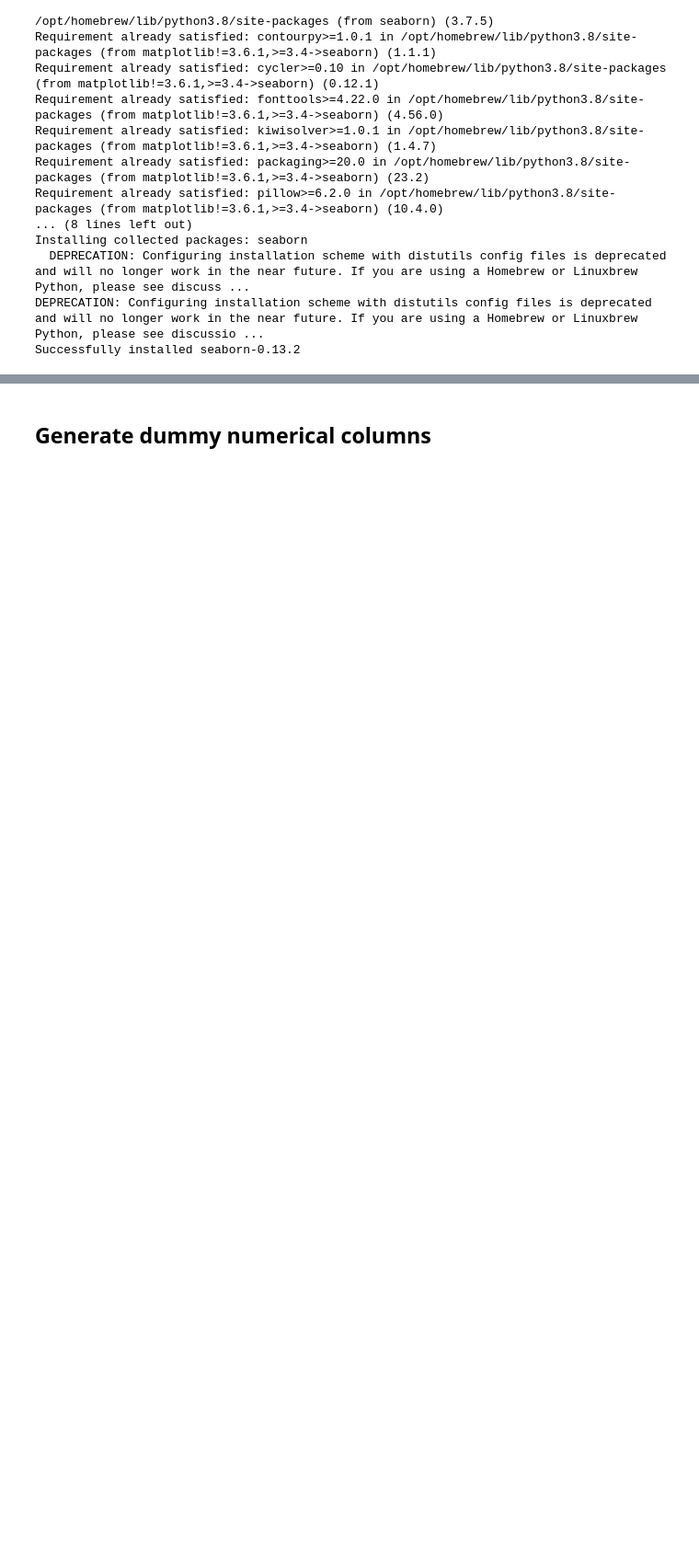
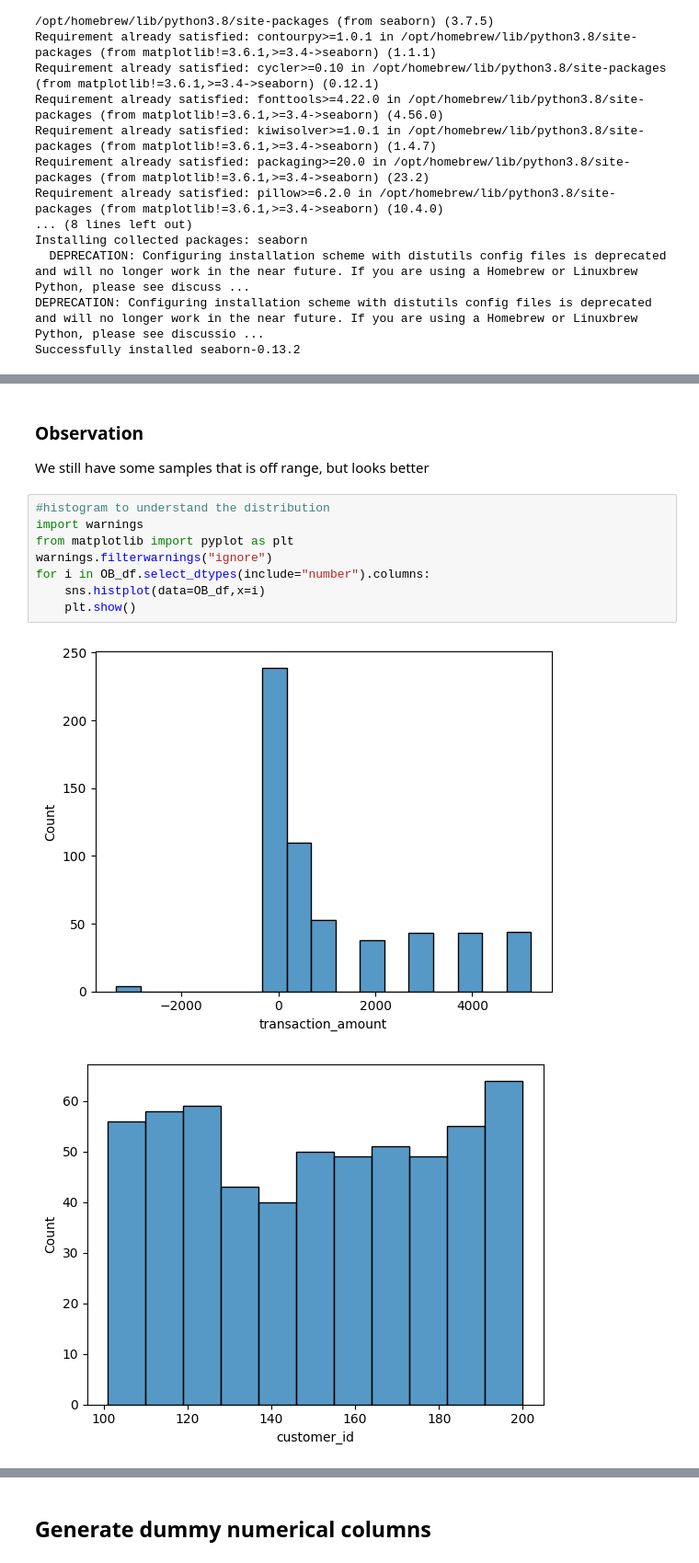
Before and after one commit to shabnam4477/revenue-prediction-mini-project, a Jupyter notebook: notebooks/Data_Analyse.ipynb, the cells around one changed output, grey strips where cells are left out. Shown: that part at 92% size. Drawn from its saved outputs; the diff is of its cells as text; blank space fills up the shorter version.

```diff
--- a/notebooks/Data_Analyse.ipynb
+++ b/notebooks/Data_Analyse.ipynb
@@ -298,0 +298,14 @@ after outlier check False
+# %% [markdown]
+### Observation
+We still have some samples that is off range, but looks better
+# %%
+#histogram to understand the distribution
+import warnings
+from matplotlib import pyplot as plt
+warnings.filterwarnings("ignore")
+for i in OB_df.select_dtypes(include="number").columns:
+    sns.histplot(data=OB_df,x=i)
+    plt.show()
+# %% [output]
+[figure, added]
+[figure, added]
```
Also changed, not shown: parts of 35 cells of this notebook, 2 other files.
